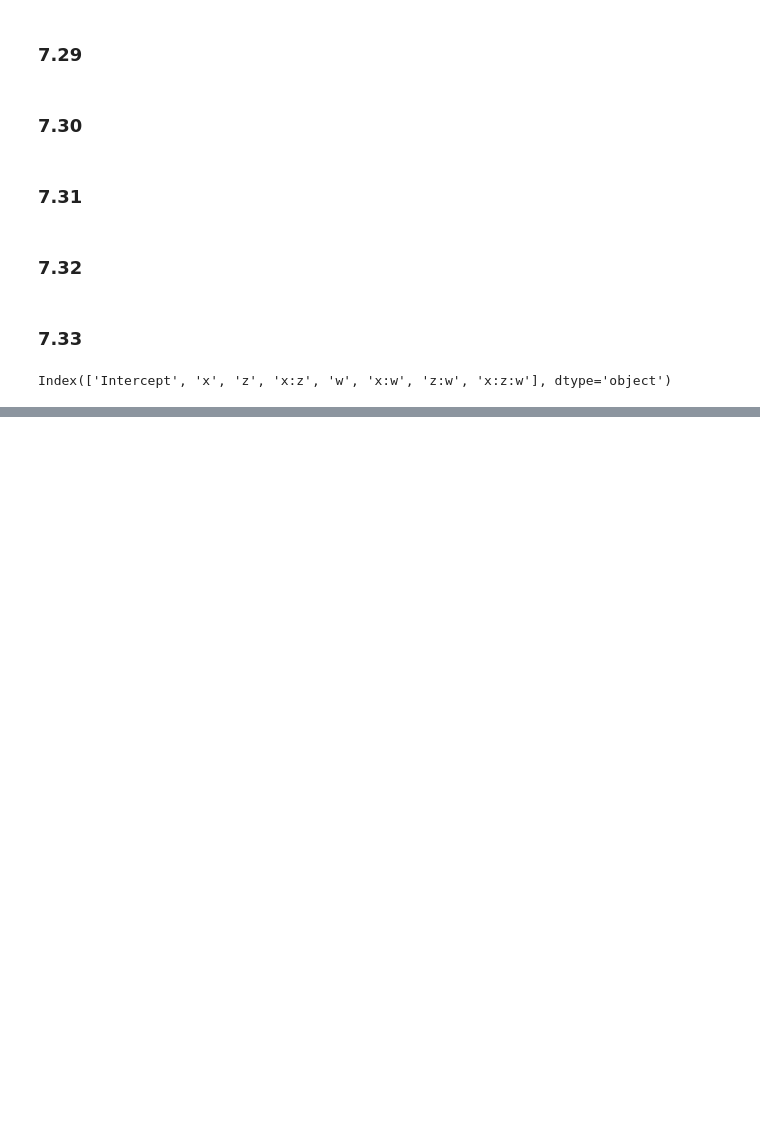
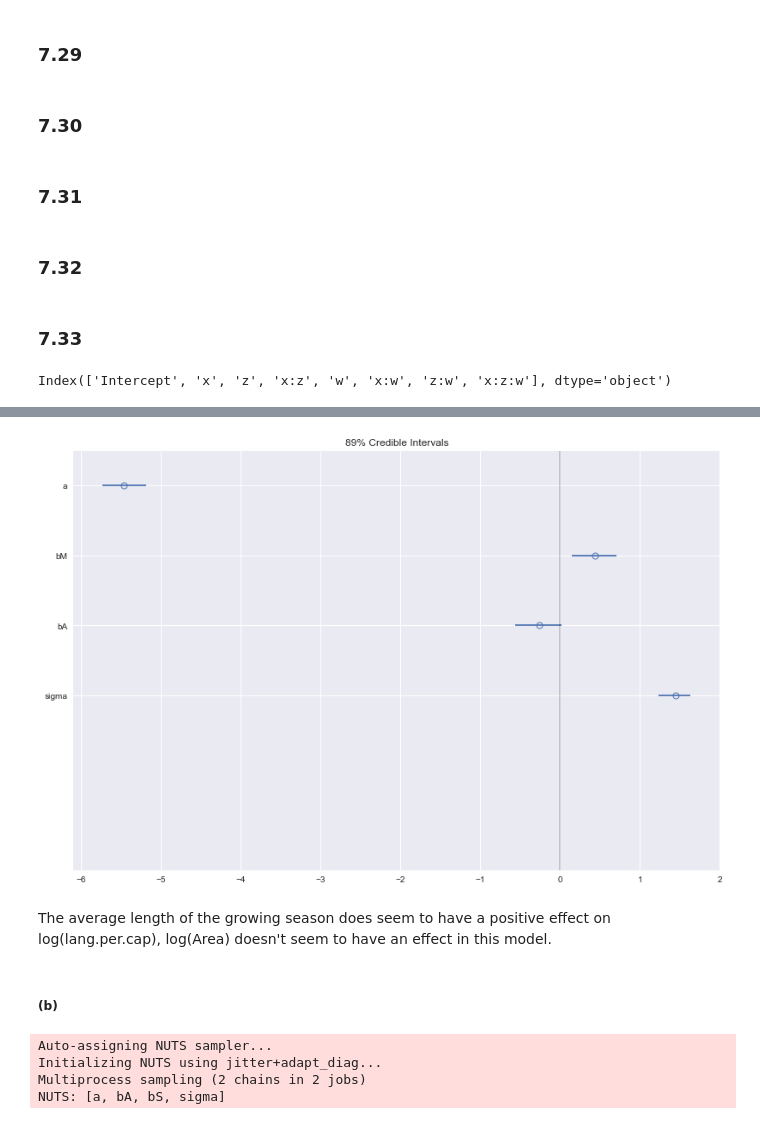
Before and after one commit to grinnbearit/statistical_rethinking, a Jupyter notebook: chapter_7.ipynb, the cells around one changed output, grey strips where cells are left out. Saved outputs shown, nothing was run; the diff lists cells and outputs as text; code cells hidden in the pictures; blank space fills up the shorter version.

```diff
--- a/chapter_7.ipynb
+++ b/chapter_7.ipynb
@@ -547,0 +1008,2 @@ Index(['Intercept', 'x', 'z', 'x:z', 'w', 'x:w', 'z:w', 'x:z:w'], dtype='object'
+# %%
+d = pd.read_csv("data/nettle.csv", sep=";")
@@ -547,0 +1012,2 @@ Index(['Intercept', 'x', 'z', 'x:z', 'w', 'x:w', 'z:w', 'x:z:w'], dtype='object'
+# %%
+d["lang.per.cap"] = d["num.lang"]/d["k.pop"]
@@ -547,0 +1016,4 @@ Index(['Intercept', 'x', 'z', 'x:z', 'w', 'x:w', 'z:w', 'x:z:w'], dtype='object'
+# %%
+d["mean.growing.season_s"] = (d["mean.growing.season"] - d["mean.growing.season"].mean())/d["mean.growing.season"].std()
+d["log_area"] = np.log(d["area"])
+d["log_area_s"] = (d["log_area"] - d["log_area"].mean())/d["log_area"].std()
@@ -547,0 +1045,18 @@ Index(['Intercept', 'x', 'z', 'x:z', 'w', 'x:w', 'z:w', 'x:z:w'], dtype='object'
+# %%
+f, ax = plt.subplots(1, 1)
+f.set_size_inches(13.5, 9)
+data = (pm.summary(trace7h_8, varnames=["a", "bM", "bA", "sigma"], alpha=0.11)
+        .assign(hpd_minus=lambda df: df["mean"] - df["hpd_5.5"])
+        .assign(hpd_plus=lambda df: df["hpd_94.5"]- df["mean"]))
+ax.errorbar(data["mean"], data.index, fmt="o", xerr=data[["hpd_minus", "hpd_plus"]].T.values,
+            mew=1, mfc="None")
+ax.vlines(0, ymin=-1, ymax=6, alpha=0.2);
+ax.set_ylim(-0.5, 5.5)
+ax.invert_yaxis()
+ax.set_title("89% Credible Intervals");
+# %% [output]
+[figure, added]
+# %% [markdown]
+The average length of the growing season does seem to have a positive effect on log(lang.per.cap), log(Area) doesn't seem to have an effect in this model.
+# %% [markdown]
+##### (b)
@@ -547,0 +1065,17 @@ Index(['Intercept', 'x', 'z', 'x:z', 'w', 'x:w', 'z:w', 'x:z:w'], dtype='object'
+# %%
+with pm.Model() as m7h_9:
+    sigma = pm.Uniform("sigma", 0, 10)
+    bS = pm.Normal("bS", mu=0, sd=1)
+    bA = pm.Normal("bA", mu=0, sd=1)
+    a = pm.Normal("a", mu=0, sd=100)
+    mu = pm.Deterministic("mu", a +\
+                                bS*d["sd.growing.season_s"] +\
+                                bA*d["log_area_s"])
+    log_lang_per_cap = pm.Normal("log_lang_per_cap", mu=mu, sd=sigma,
+                                 observed=np.log(d["lang.per.cap"]))
+    trace7h_9 = pm.sample(draws=1000, tune=1000)
+# %% [output]
+Auto-assigning NUTS sampler...
+Initializing NUTS using jitter+adapt_diag...
+Multiprocess sampling (2 chains in 2 jobs)
+NUTS: [a, bA, bS, sigma]
```
Also changed, not shown: parts of 70 cells of this notebook, 1 other file.
